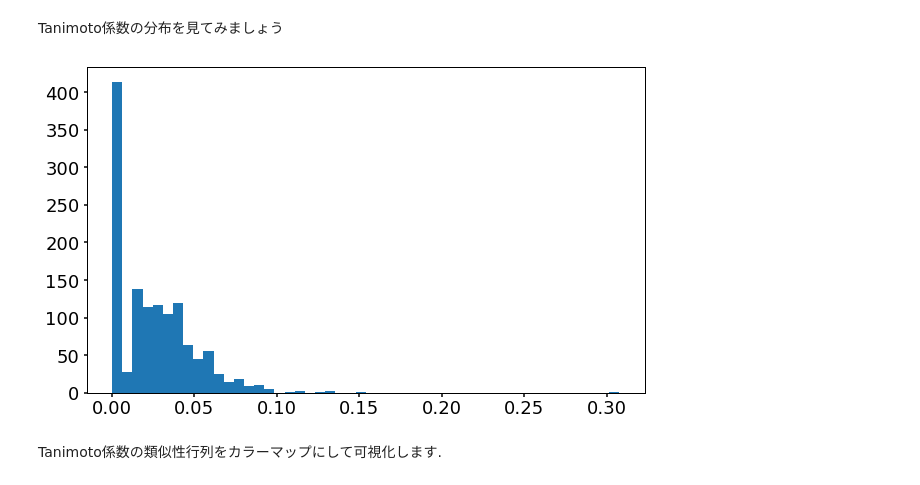
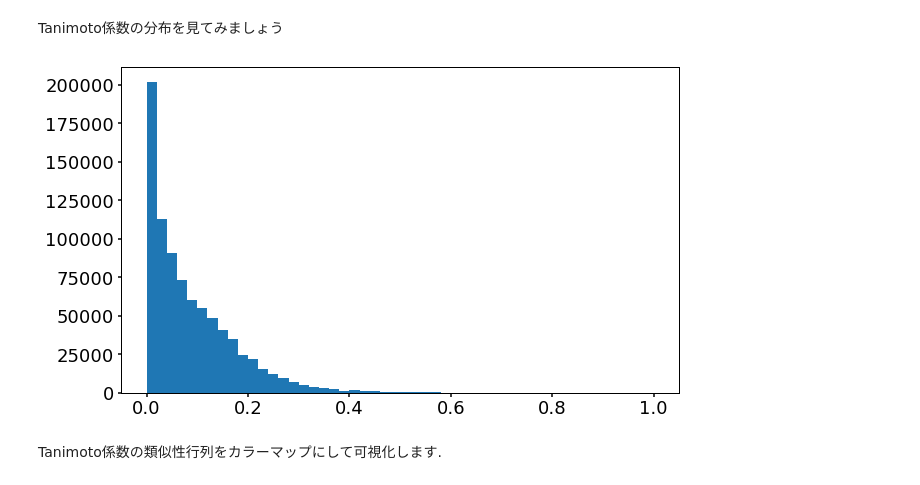
Before and after one commit to TeddyGlass/tutorials, a Jupyter notebook: notebook/chapter4.ipynb, the cells around one changed output. Cells and saved outputs as stored; diff of their text form; code cells hidden in the pictures.

```diff
--- a/notebook/chapter4.ipynb
+++ b/notebook/chapter4.ipynb
@@ -122,0 +153,21 @@ plt.show()
+# %%
+x = np.arange(len(mols))
+y = np.arange(len(mols))
+x_mesh, y_mesh = np.meshgrid(x, y)
+z_mesh = dist_matrix
+
+plt.rcParams['xtick.direction'] = 'out'#x軸の目盛線が内向き('in')か外向き('out')か双方向か('inout')
+plt.rcParams['ytick.direction'] = 'out'#y軸の目盛線が内向き('in')か外向き('out')か双方向か('inout')
+plt.rcParams['xtick.major.width'] = 1.5#x軸主目盛り線の線幅
+plt.rcParams['ytick.major.width'] = 1.5#y軸主目盛り線の線幅
+plt.rcParams['font.size'] = 18 #フォントの大きさ
+plt.rcParams['axes.linewidth'] = 1# 軸の線幅edge linewidth。囲みの太さ
+
+fig = plt.figure(figsize=(10.3, 8.5))
+plt.title('Euclid distance', fontsize=25)
+plt.xlabel('Molecular ID', fontsize=22)
+plt.ylabel('Molecular ID', fontsize=22)
+plt.pcolormesh(x_mesh, y_mesh, z_mesh, cmap=plt.cm.get_cmap('viridis'))
+plt.colorbar()
+
+plt.show()
@@ -122,0 +196,16 @@ plt.show()
+# %%
+# まずi,jのインデックスの取り方を全て列挙する. dist_matrix.flatten()のインデックスの並びと同じになるように気をつける
+indexes = np.array([[i,j] for i in range(dist_matrix.shape[0]) for j in range(dist_matrix.shape[0])])
+# 次にnp.argsort()でdist_matrix.flatten()の値が小さい順にindexesを並び替える
+sorted_indexes = indexes[np.argsort(dist_matrix.flatten())]
+# sorted_indexesを順に探索していって, i!=jだった時のインデックスを取得したらそのまま探索を打ち切る
+flag = False
+for k in range(len(sorted_indexes)):
+    if flag == True:
+        break
+    else:
+        i, j = sorted_indexes[k]
+        if i != j:
+            min_ij = sorted_indexes[k]
+            flag = True
+print(min_ij)
@@ -150,16 +250,15 @@ Tanimoto係数の分布を見てみましょう
 # %%
 tanimoto_unique = []
 for i in range(len(fps)):
-    if i == 1:
-        tanimoto_unique.append(Tanimoto_Similarities[i, i+1:]) # similarity行列の上半分(の三角形)だけ取得します. #i==jの成分は無視されます.
+    tanimoto_unique.append(Tanimoto_Similarities[i, i+1:]) # similarity行列の上半分(の三角形)だけ取得します. #i==jの成分は無視されます.
 tanimoto_unique = np.concatenate(tanimoto_unique, axis=0) # 結果を全て結合して並べます
 
 # 度数分布の描写
 plt.figure(figsize=(10,6))
 plt.hist(tanimoto_unique, bins=50)
 plt.show()
 # %% [output]
-[figure, old version]
+[figure, new version]
 # %% [markdown]
 Tanimoto係数の類似性行列をカラーマップにして可視化します.
 # %%
```
Also changed, not shown: parts of 31 cells of this notebook.
